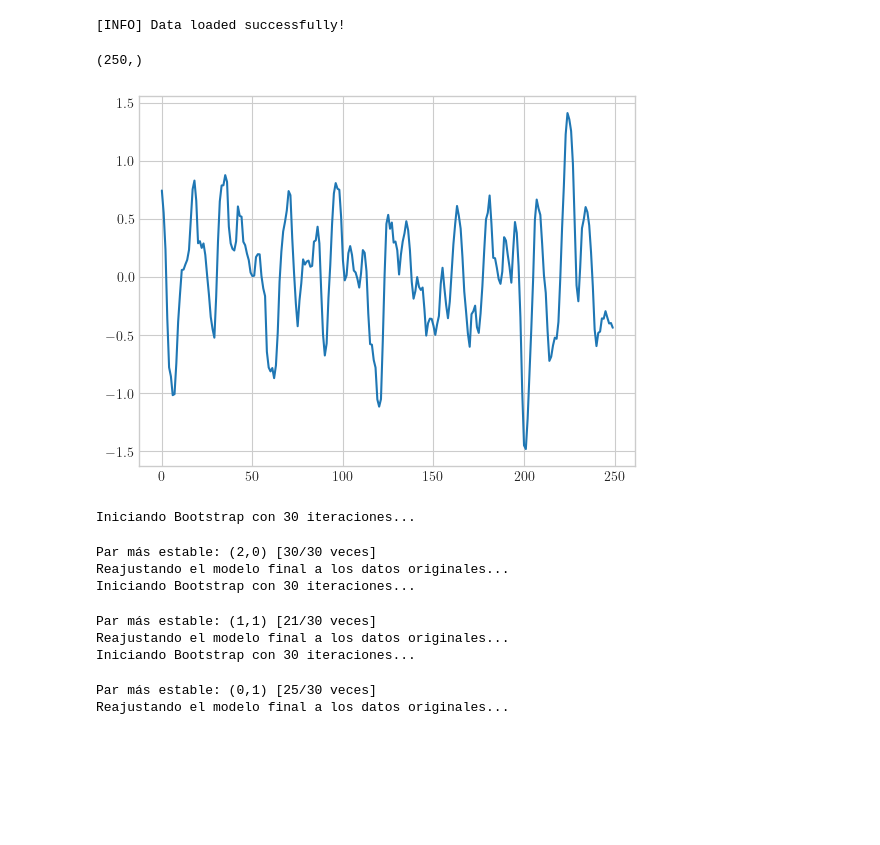
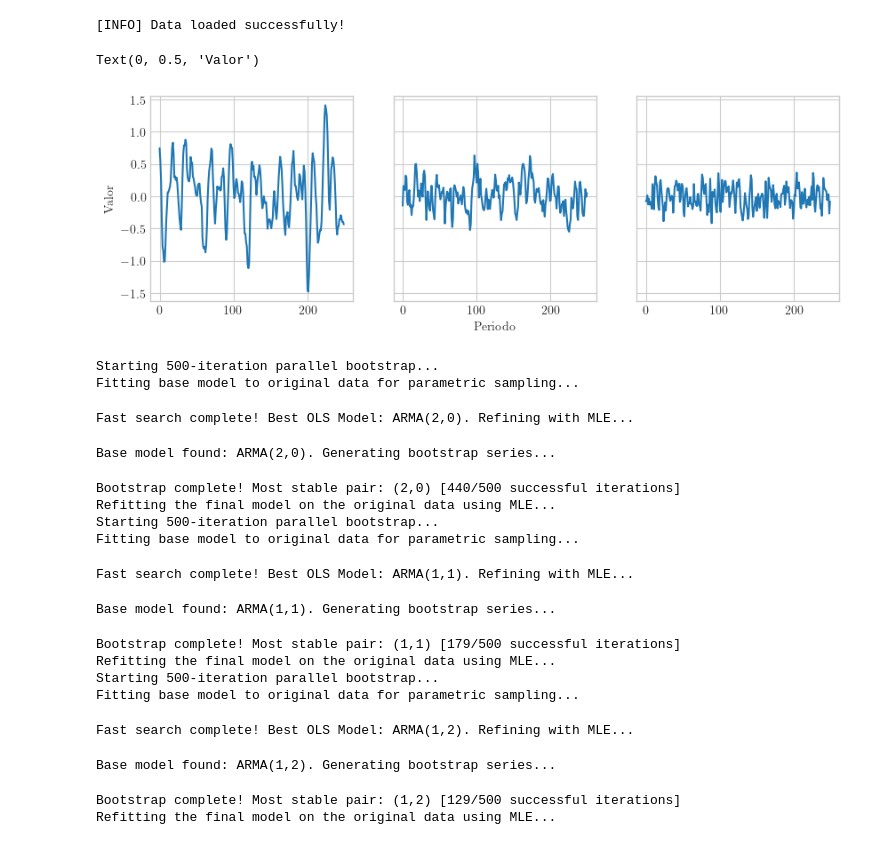
Before and after one commit to ensta630team/HW1---Python, a Jupyter notebook: presentation/notebooks/pregunta_4.ipynb, the cells around one changed output. Cells and saved outputs as stored; diff of their text form; code cells hidden in the pictures; blank space fills up the shorter version.

```diff
--- a/presentation/notebooks/pregunta_4.ipynb
+++ b/presentation/notebooks/pregunta_4.ipynb
@@ -27,40 +27,58 @@ dataset = create_dataset('./data/hmw1_25.txt', problem=4)
 # %% [output]
 [INFO] Data loaded successfully!
 # %%
-plt.plot(dataset[:, 0])
-dataset[:, 0].shape
+fig, axes = plt.subplots(1, 3, figsize=(10, 3), sharey=True)
+axes[0].plot(dataset[:, 0])
+axes[1].plot(dataset[:, 1])
+axes[2].plot(dataset[:, 2])
+
+
+axes[1].set_xlabel('Periodo')
+axes[0].set_ylabel('Valor')
 # %% [output]
-(250,)
+Text(0, 0.5, 'Valor')
-[figure, old version]
+[figure, new version]
 # %%
 criteria = 'hqic' # hqic bic aic
 results_0 = parallel_bootstrap_hr(dataset[:, 0],
-                                  iterations=30,
+                                  iterations=500,
                                   j_max=20,
+                                  sampling='parametric',
                                   criteria=criteria,
                                   n_jobs=8)
 
 results_1 = parallel_bootstrap_hr(dataset[:, 1],
-                                    iterations=30,
+                                    iterations=500,
                                     j_max=20,
+                                    sampling='parametric',
                                     criteria=criteria,
                                     n_jobs=8)
 
 results_2 = parallel_bootstrap_hr(dataset[:, 2],
-                                    iterations=30,
+                                    iterations=500,
                                     j_max=20,
+                                    sampling='parametric',
                                     criteria=criteria,
                                     n_jobs=8)
 # %% [output]
-Iniciando Bootstrap con 30 iteraciones...
+Starting 500-iteration parallel bootstrap...
+Fitting base model to original data for parametric sampling...
-Par más estable: (2,0) [30/30 veces]
-Reajustando el modelo final a los datos originales...
-Iniciando Bootstrap con 30 iteraciones...
+Fast search complete! Best OLS Model: ARMA(2,0). Refining with MLE...
-Par más estable: (1,1) [21/30 veces]
-Reajustando el modelo final a los datos originales...
-Iniciando Bootstrap con 30 iteraciones...
+Base model found: ARMA(2,0). Generating bootstrap series...
-Par más estable: (0,1) [25/30 veces]
-Reajustando el modelo final a los datos originales...
+Bootstrap complete! Most stable pair: (2,0) [440/500 successful iterations]
+Refitting the final model on the original data using MLE...
+Starting 500-iteration parallel bootstrap...
+Fitting base model to original data for parametric sampling...
+Fast search complete! Best OLS Model: ARMA(1,1). Refining with MLE...
+Base model found: ARMA(1,1). Generating bootstrap series...
+Bootstrap complete! Most stable pair: (1,1) [179/500 successful iterations]
+Refitting the final model on the original data using MLE...
+Starting 500-iteration parallel bootstrap...
+Fitting base model to original data for parametric sampling...
+Fast search complete! Best OLS Model: ARMA(1,2). Refining with MLE...
+Base model found: ARMA(1,2). Generating bootstrap series...
+Bootstrap complete! Most stable pair: (1,2) [129/500 successful iterations]
+Refitting the final model on the original data using MLE...
 # %%
 fig, axes = plt.subplots(1, 2, figsize=(10, 4))
 fig, axes = uplot.plot_bootstrap_kde(results_0, fig=fig, axes=axes)
```
Also changed, not shown: parts of 4 cells of this notebook, 14 other files.
